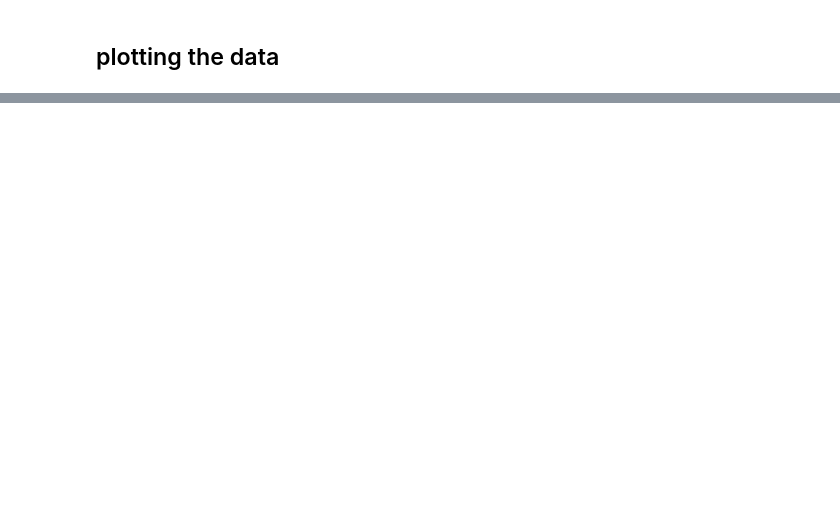
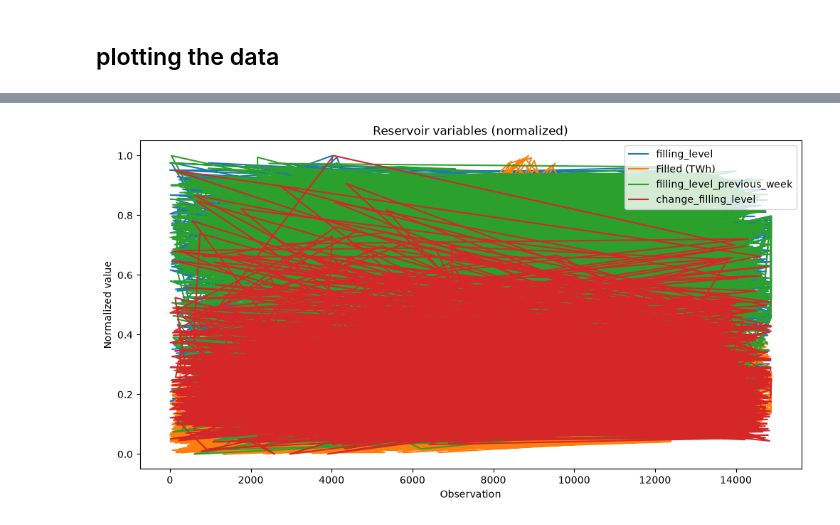
Before and after one commit to olegro99/IND320-OLEGRO99, a Jupyter notebook: D2Dbook/app.ipynb, the cells around one changed output, grey strips where cells are left out. Cells and saved outputs as stored; diff of their text form; code cells hidden in the pictures; blank space fills up the shorter version.

```diff
--- a/D2Dbook/app.ipynb
+++ b/D2Dbook/app.ipynb
@@ -126,0 +181,21 @@ plt.show()
+# %%
+columns = [
+    "filling_level",
+    "Filled (TWh)",
+    "filling_level_previous_week",
+    "change_filling_level"
+]
+
+data = reservoirs[columns]
+
+normalized_data = (data - data.min()) / (data.max() - data.min())
+
+normalized_data.plot(figsize=(12, 6))
+
+plt.title("Reservoir variables (normalized)")
+plt.xlabel("Observation")
+plt.ylabel("Normalized value")
+plt.legend(loc="upper right")
+plt.show()
+# %% [output]
+[figure, added]
```
Also changed, not shown: parts of 6 cells of this notebook.
